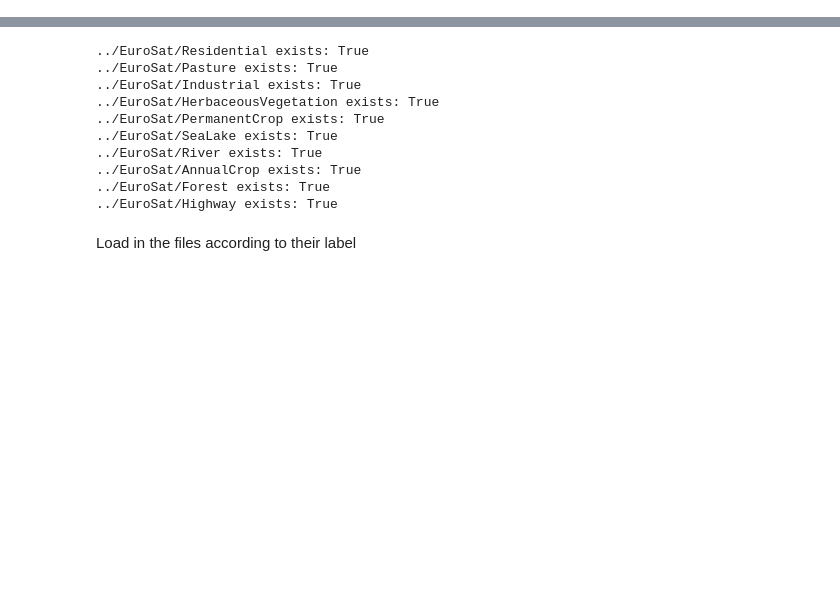
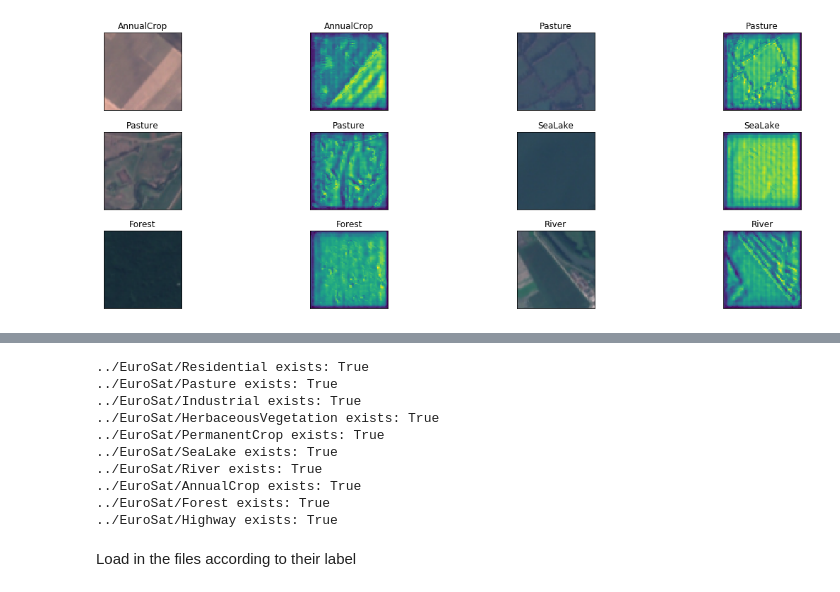
Before and after one commit to ngundotra/urban3dchallenge, a Jupyter notebook: landuse/LandUse-EuroSat.ipynb, the cells around one changed output, grey strips where cells are left out. Cells and saved outputs as stored; diff of their text form; code cells hidden in the pictures; blank space fills up the shorter version.

```diff
--- a/landuse/LandUse-EuroSat.ipynb
+++ b/landuse/LandUse-EuroSat.ipynb
@@ -7,0 +265,7 @@ Create a index of categories that we will use to create classification targets (
+# %%
+learn = Learner(data, models.wrn_22())
+learn.load('wrn22-95')
+learn.model = learn.model.eval()
+plot_saliency(xs[:MAX_NUM], ys[:MAX_NUM], learn, **plot_pref)
+# %% [output]
+[figure, added]
```
Also changed, not shown: parts of 48 cells of this notebook, 1 other file.
